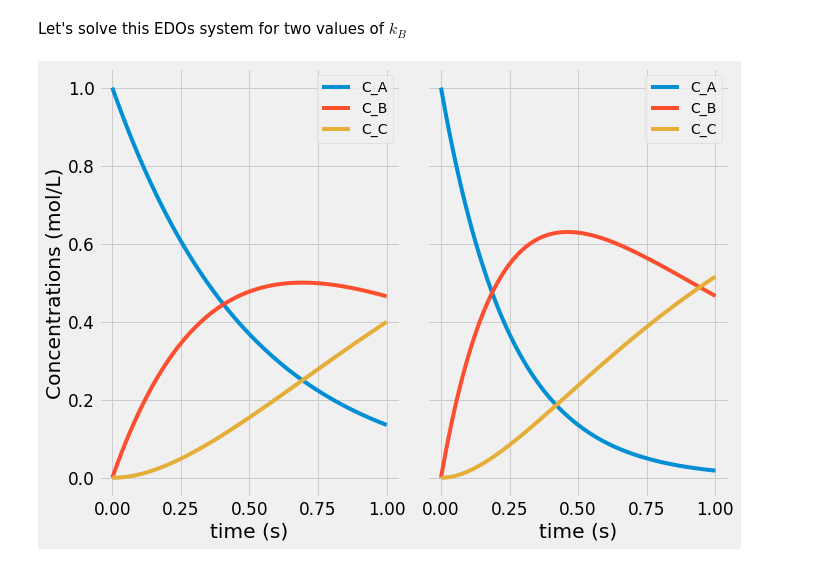
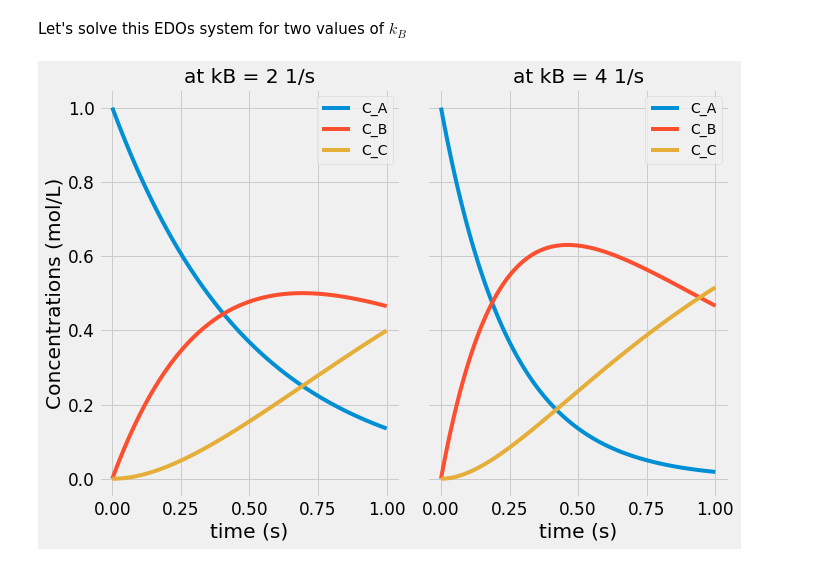
Before and after one commit to aliglara/ebook_che5314_ucv, a Jupyter notebook: codes/lect_002BatchReactorSeries.ipynb, the cells around one changed output. Cells and saved outputs as stored; diff of their text form; code cells hidden in the pictures.

```diff
--- a/codes/lect_002BatchReactorSeries.ipynb
+++ b/codes/lect_002BatchReactorSeries.ipynb
@@ -57,19 +57,19 @@ for kb in kbs:
 # %%
 fig, (ax1, ax2) = plt.subplots(1, 2, figsize=(10, 7), sharey=True)
 
 ax1.plot(solutions[0].t, solutions[0].y.T)
 ax1.set_xlabel('time (s)')
 ax1.set_ylabel('Concentrations (mol/L)')
+ax1.set_title('at kB = %.0f 1/s' % kbs[0])
 
 ax2.plot(solutions[1].t, solutions[1].y.T)
 ax2.set_xlabel('time (s)')
+ax2.set_title('at kB = %.0f 1/s' % kbs[1])
+ax1.legend(['C_A','C_B','C_C'])
 
-ax1.legend(['C_A','C_B','C_C'])
 ax2.legend(['C_A','C_B','C_C'])
 
 plt.tight_layout()
 plt.show()
-
-fig.savefig('../figures/sollect02.png', dpi=600)
 # %% [output]
-[figure, old version]
+[figure, new version]
```
Also changed, not shown: 30 other files.
